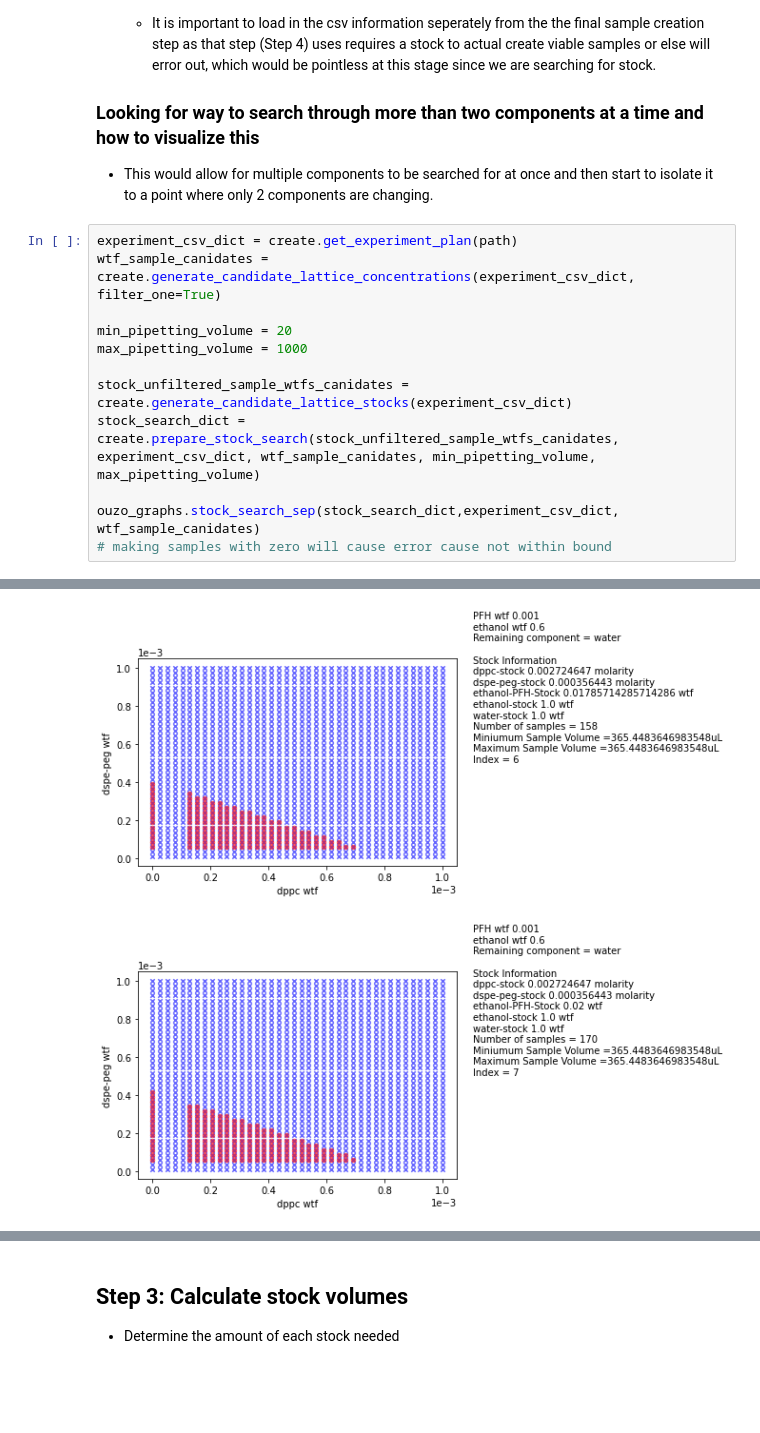
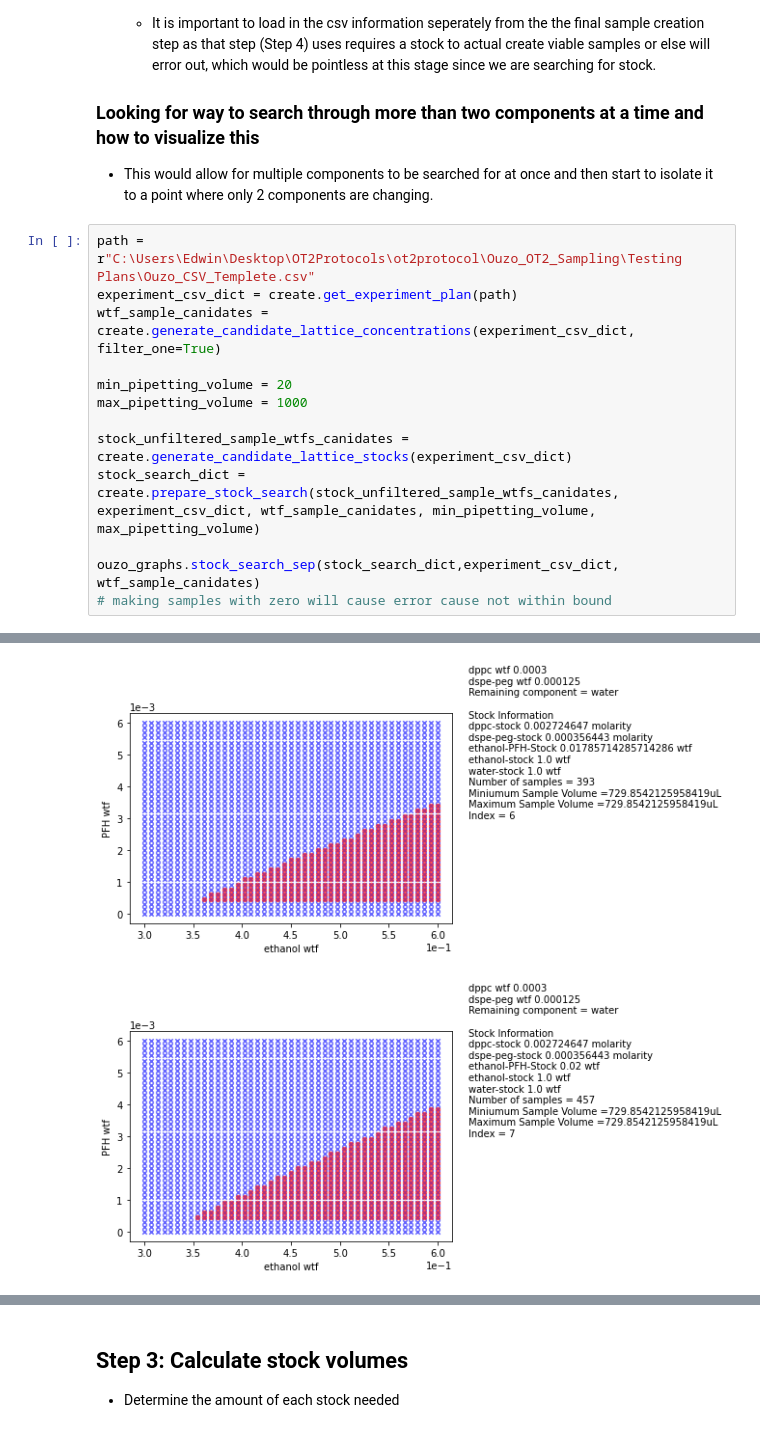
Before and after one commit to pozzo-research-group/OT2Protocols, a Jupyter notebook: ot2protocol/Ouzo_OT2_Sampling/Sample Creation Notebook_START_HERE.ipynb, the cells around one changed output, grey strips where cells are left out. Saved outputs shown, nothing was run; the diff lists cells and outputs as text; blank space fills up the shorter version.

```diff
--- a/ot2protocol/Ouzo_OT2_Sampling/Sample Creation Notebook_START_HERE.ipynb
+++ b/ot2protocol/Ouzo_OT2_Sampling/Sample Creation Notebook_START_HERE.ipynb
@@ -68,6 +68,7 @@ C:\Users\Edwin\Desktop\OT2Protocols\ot2protocol\Ouzo_OT2_Sampling\Custom Labware
 ### Looking for way to search through more than two components at a time and how to visualize this
 * This would allow for multiple components to be searched for at once and then start to isolate it to a point where only 2 components are changing.
 # %%
+path = r"C:\Users\Edwin\Desktop\OT2Protocols\ot2protocol\Ouzo_OT2_Sampling\Testing Plans\Ouzo_CSV_Templete.csv"
 experiment_csv_dict = create.get_experiment_plan(path)
 wtf_sample_canidates = create.generate_candidate_lattice_concentrations(experiment_csv_dict, filter_one=True)
 
@@ -89,5 +90,5 @@ ouzo_graphs.stock_search_sep(stock_search_dict,experiment_csv_dict, wtf_sample_c
-[figure, old version]
+[figure, new version]
-[figure, old version]
+[figure, new version]
 # %%
 index = 7
 selected_stock_canidate_component_wtfs = stock_search_dict['stocks_wtf_lists'][index]
```
Also changed, not shown: parts of 8 cells of this notebook, 5 other files.
